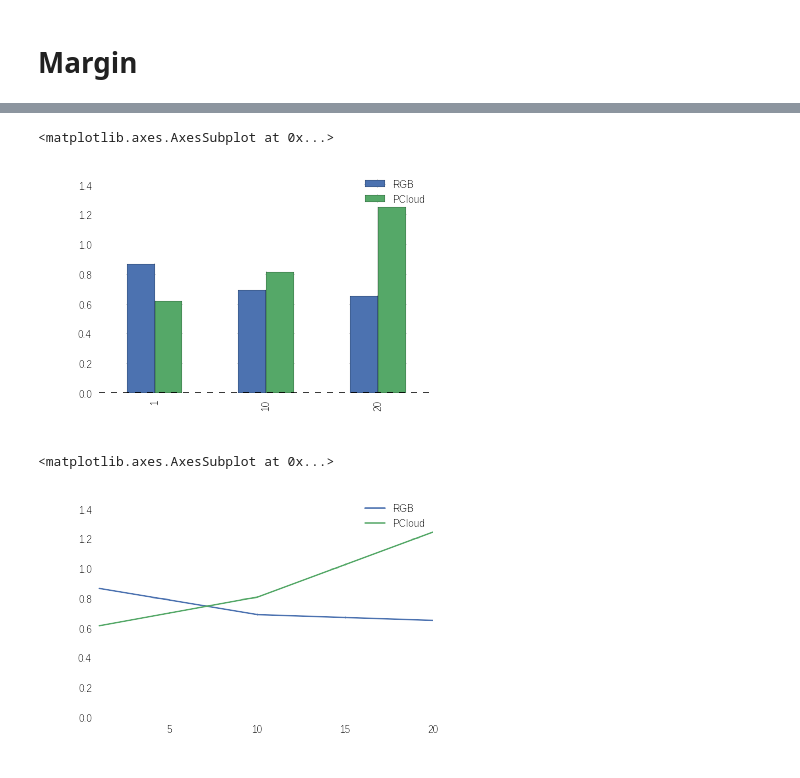
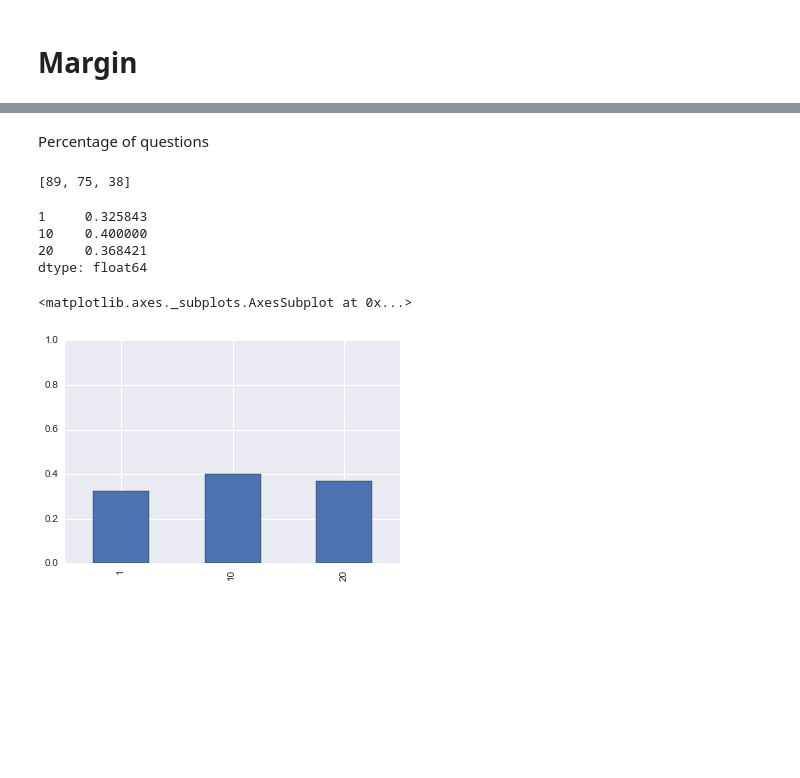
Before and after one commit to UC3MSocialRobots/ocular_interaction, a Jupyter notebook: ocular_data/notebooks/Learning Curves.ipynb, the cells around one changed output, grey strips where cells are left out. Cells and saved outputs as stored; diff of their text form; code cells hidden in the pictures; blank space fills up the shorter version.

Commit message:
Added data for num of questions

```diff
--- a/ocular_data/notebooks/Learning Curves.ipynb
+++ b/ocular_data/notebooks/Learning Curves.ipynb
@@ -15,7 +15,7 @@ rcategories = {'pelota': 0, 'perro': 1, 'taza': 2, 'tractor': 3}
 # %%
 views1 = pd.read_csv('../data/results_1_view.csv')
 views5 = pd.read_csv('../data/results_5_views.csv')
-views10 = pd.read_csv('../data/results_10_views_vis.csv')
+views10 = pd.read_csv('../data/results_10_views.csv')
 views15 = pd.read_csv('../data/results_15_views.csv')
 views20 = pd.read_csv('../data/results_20_views.csv')
 data = pd.read_csv('../data/summary_data.csv')
@@ -260,0 +282,5 @@ Ms
+# %%
+questions = [res.jsd[res.jsd > 0.5].count() for res in results]
+print "Num questions to user: {}".format(questions)
+num_questions = pd.Series(questions, index=VIEWS)
+num_questions.plot(kind='bar')
@@ -261,10 +291,18 @@ Ms
+# %% [markdown]
+Percentage of questions
+# %%
+lens = [len(res) for res in results]
+print lens
+pct_questions = pd.Series(num_questions/lens, index=VIEWS)
+pct_questions
+# %% [output]
+[89, 75, 38]
+1     0.325843
+10    0.400000
+20    0.368421
+dtype: float64
 # %%
-Hs.T.plot(kind='bar', ylim=(0, 1.5))
+pct_questions.plot(kind='bar', ylim=(0,1))
 # %% [output]
-<matplotlib.axes.AxesSubplot at 0x...>
+<matplotlib.axes._subplots.AxesSubplot at 0x...>
-[figure, old version]
+[figure, new version]
-# %%
-Hs.T.plot(ylim=(0,1.5))
-# %% [output]
-<matplotlib.axes.AxesSubplot at 0x...>
-[figure, removed]
```
Also changed, not shown: parts of 20 cells of this notebook.
